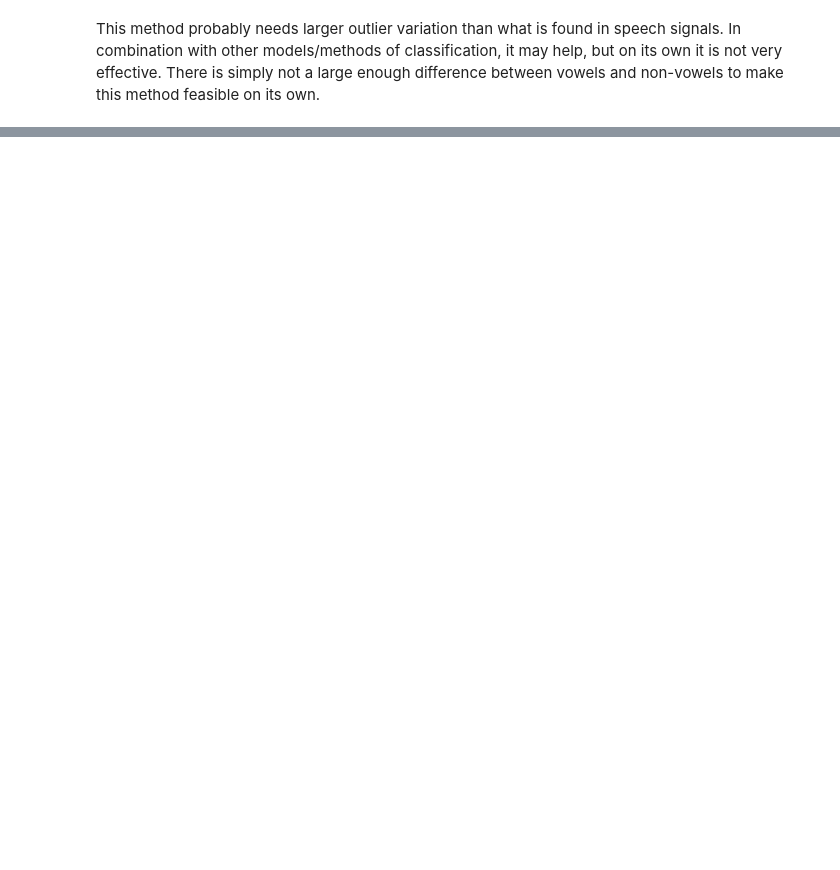
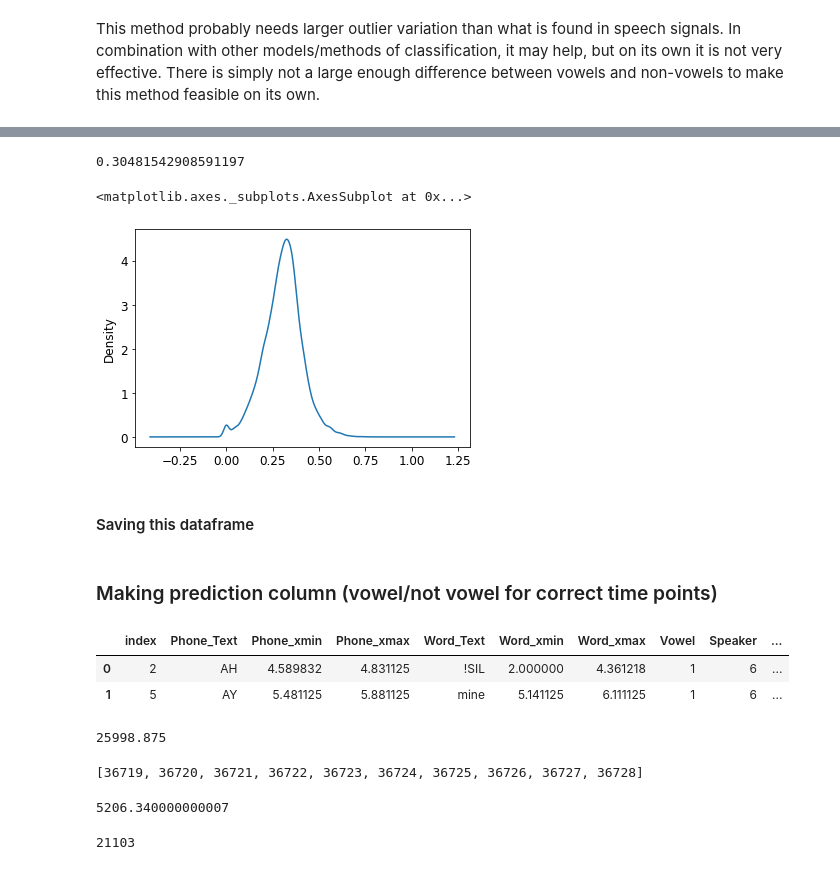
Before and after one commit to gregfeliu/Vowel_Finder, a Jupyter notebook: Optimal_Hampel_Filter_Parameters.ipynb, the cells around one changed output, grey strips where cells are left out. Saved outputs shown, nothing was run; the diff lists cells and outputs as text; code cells hidden in the pictures; blank space fills up the shorter version.

```diff
--- a/Optimal_Hampel_Filter_Parameters.ipynb
+++ b/Optimal_Hampel_Filter_Parameters.ipynb
@@ -391,0 +481,2 @@ This method probably needs larger outlier variation than what is found in speech
+# %%
+window200_sigma1 = hampel_filter_forloop_numba(long_audio, 200, n_sigmas=1)
@@ -391,0 +496,21 @@ This method probably needs larger outlier variation than what is found in speech
+# %%
+# making into a function
+def make_sample_rates_match(hampel_filter_indices, new_sr, number_of_target_samples, hampel_filter_sr=8000):
+    return_list = []
+#     length_of_file_in_seconds = new_sr * number_of_target_samples
+    predictions_in_seconds = np.array(hampel_filter_indices) / hampel_filter_sr
+    num_of_possible_hamp_filter_indices = hampel_filter_sr / new_sr
+    for x in range(0, number_of_target_samples):
+#         beg_range = (x * new_sr) / 8000 I did this before, but it is wrong
+#         end_range = ((x+1) * new_sr) / 8000
+        beg_range = x / new_sr
+        end_range = (x+1) / new_sr
+        range_list = np.where(np.logical_and(predictions_in_seconds >= beg_range,
+                                             predictions_in_seconds <= end_range), 1, 0)
+        sum_range_list = range_list.sum()
+#         print(sum_range_list)
+        percent_passing_filter = sum_range_list / num_of_possible_hamp_filter_indices
+        return_list.append(round(percent_passing_filter, 2))
+    return return_list
+# %%
+window200_sigma1_percent_passing = make_sample_rates_match(window200_sigma1[1], 40, 21103)
@@ -391,0 +524,2 @@ This method probably needs larger outlier variation than what is found in speech
+# %%
+mfcc_df['Percent_passing_hampel_filter'] = window200_sigma1_percent_passing
@@ -391,0 +535,11 @@ This method probably needs larger outlier variation than what is found in speech
+# %%
+mfcc_df['Percent_passing_hampel_filter'].mean()
+# %% [output]
+0.30481542908591197
+# %%
+mfcc_df['Percent_passing_hampel_filter'].plot.kde()
+# %% [output]
+<matplotlib.axes._subplots.AxesSubplot at 0x...>
+[figure, added]
+# %% [markdown]
+#### Saving this dataframe
@@ -391,0 +548,2 @@ This method probably needs larger outlier variation than what is found in speech
+# %% [markdown]
+### Making prediction column (vowel/not vowel for correct time points)
@@ -391,0 +552,6 @@ This method probably needs larger outlier variation than what is found in speech
+# %%
+only_vowels_df.head(2)
+# %% [output]
+|  | index | Phone_Text | Phone_xmin | Phone_xmax | Word_Text | Word_xmin | Word_xmax | Vowel | Speaker | ... |
+| 0 | 2 | AH | 4.589832 | 4.831125 | !SIL | 2.000000 | 4.361218 | 1 | 6 | ... |
+| 1 | 5 | AY | 5.481125 | 5.881125 | mine | 5.141125 | 6.111125 | 1 | 6 | ... |
@@ -391,0 +561,8 @@ This method probably needs larger outlier variation than what is found in speech
+# %%
+len(vowel_indices) / 40
+# %% [output]
+25998.875
+# %%
+vowel_indices[0:10]
+# %% [output]
+[36719, 36720, 36721, 36722, 36723, 36724, 36725, 36726, 36727, 36728]
@@ -391,0 +571,8 @@ This method probably needs larger outlier variation than what is found in speech
+# %%
+sum(vowel_indices_percent_passing)
+# %% [output]
+5206.340000000007
+# %%
+len(vowel_indices_percent_passing)
+# %% [output]
+21103
```
Also changed, not shown: parts of 103 cells of this notebook.
